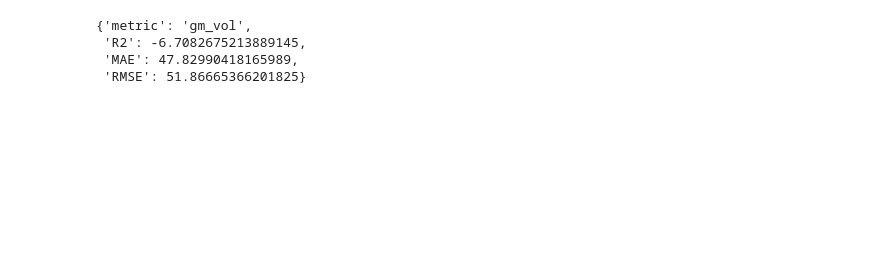
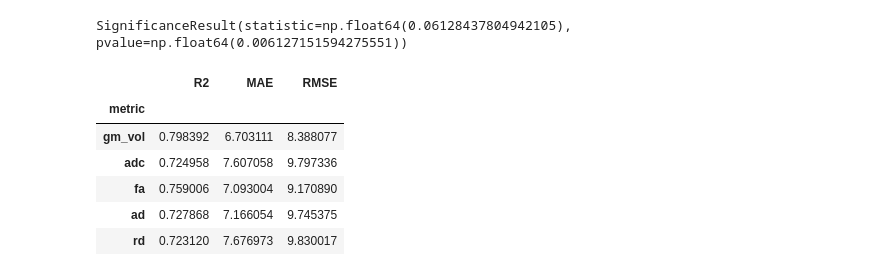
Before and after one commit to GalKepler/neuroaging, a Jupyter notebook: notebooks/fig4/fig4.ipynb, the cells around one changed output. Saved outputs shown, nothing was run; the diff lists cells and outputs as text; code cells hidden in the pictures; blank space fills up the shorter version.

Commit message:
post hoc corrections

```diff
--- a/notebooks/fig4/fig4.ipynb
+++ b/notebooks/fig4/fig4.ipynb
@@ -75,10 +75,10 @@ COL_REF      = "0.35"                        # census reference (neutral grey)
 ATLAS = "schaefer2018tian2020_400_7"
 region_col = "index"
 # Load important files
-DATA_DIR = Path("/home/groot/Projects/neuroaging/data")
+DATA_DIR = Path("/home/galkepler/Projects/neuroaging/data")
 
 # Output directory for figures
-OUTPUT_DIR = Path("/home/groot/Projects/neuroaging/figures/fig3")
+OUTPUT_DIR = Path("/home/galkepler/Projects/neuroaging/figures/fig3")
 OUTPUT_DIR.mkdir(parents=True, exist_ok=True)
 
 # Load the data
@@ -88,11 +88,15 @@ nifti_matlab = DATA_DIR / "external" / "atlases" / ATLAS / "atlas_matlab.nii"
 # %%
 metrics = ["gm_vol","adc","fa","ad","rd"]
 distribution_metric = "qfmean"
+
+bad_subjects = ["IN120120"]
 
 # Load the data
 data = {}
 for metric in metrics:
     data[metric] = pd.read_csv(DATA_DIR / "processed" / f"{metric}.csv",index_col=0).reset_index(drop=True)
+    # drop problematic subjects
+    data[metric] = data[metric][~data[metric]["subject_code"].isin(bad_subjects)]
     data[metric]["sex"] = data[metric]["sex"].map({"M": 0, "F": 1})
 
 
@@ -397,15 +494,15 @@ from sklearn.preprocessing import StandardScaler
 alphas = np.logspace(-3, 4, 30)  # ridge λ grid
 
 outer_cv = KFold(
-    n_splits=5,
+    n_splits=10,
     shuffle=True,
     random_state=1,
 )
 
 perf_rows = []
 
-use_weights = False
-do_post_hoc_correction = False
+use_weights = True
+do_post_hoc_correction = True
 post_hoc_degree = 1
 
 predictions = {}
@@ -432,7 +529,7 @@ for metric, X in X_dict.items():
         ("estimator", estimator),
     ])
 
-    y_pred = cross_val_predict_with_posthoc(
+    y_pred, original_residuals, corrected_residuals = cross_val_predict_with_posthoc(
         model=model,
         X=X_model,
         y=y,
@@ -460,28 +557,34 @@ for metric, X in X_dict.items():
     predictions_df = cov.copy()
     predictions_df["True"] = y
     predictions_df["Predicted"] = y_pred
+    predictions_df["raw_residuals"] = original_residuals
+    predictions_df["corrected_residuals"] = corrected_residuals
     predictions[metric] = predictions_df
     perf_rows.append(
         dict(
             metric=metric,
-            R2=r2_score(y, y_pred, sample_weight=w),
-            MAE=mean_absolute_error(y, y_pred, sample_weight=w),
-            RMSE=root_mean_squared_error(y, y_pred, sample_weight=w),
+            R2=r2_score(y, y_pred, sample_weight=w if use_weights else None),
+            MAE=mean_absolute_error(y, y_pred, sample_weight=w if use_weights else None),
+            RMSE=root_mean_squared_error(y, y_pred, sample_weight=w if use_weights else None),
         )
     )
-    break
+    # break
-# %%
-dict(
-    metric=metric,
-    R2=r2_score(y, y_pred, sample_weight=w),
-    MAE=mean_absolute_error(y, y_pred, sample_weight=w),
-    RMSE=root_mean_squared_error(y, y_pred, sample_weight=w),
-)
-# %% [output]
-{'metric': 'gm_vol',
- 'R2': -6.7082675213889145,
- 'MAE': 47.82990418165989,
- 'RMSE': 51.86665366201825}
+# %%
+from scipy.stats import spearmanr
+
+spearmanr(predictions["gm_vol"]["True"], predictions["gm_vol"]["corrected_residuals"])
+# %% [output]
+SignificanceResult(statistic=np.float64(0.06128437804942105), pvalue=np.float64(0.006127151594275551))
+# %%
+pd.DataFrame(perf_rows).set_index("metric")
+# %% [output]
+|  | R2 | MAE | RMSE |
+| metric |  |  |  |
+| gm_vol | 0.798392 | 6.703111 | 8.388077 |
+| adc | 0.724958 | 7.607058 | 9.797336 |
+| fa | 0.759006 | 7.093004 | 9.170890 |
+| ad | 0.727868 | 7.166054 | 9.745375 |
+| rd | 0.723120 | 7.676973 | 9.830017 |
 # %%
 ### ----------- Concatenate all metrics into one model ----------- ###
 from sklearn.pipeline import make_pipeline
```
Also changed, not shown: parts of 13 cells of this notebook.
